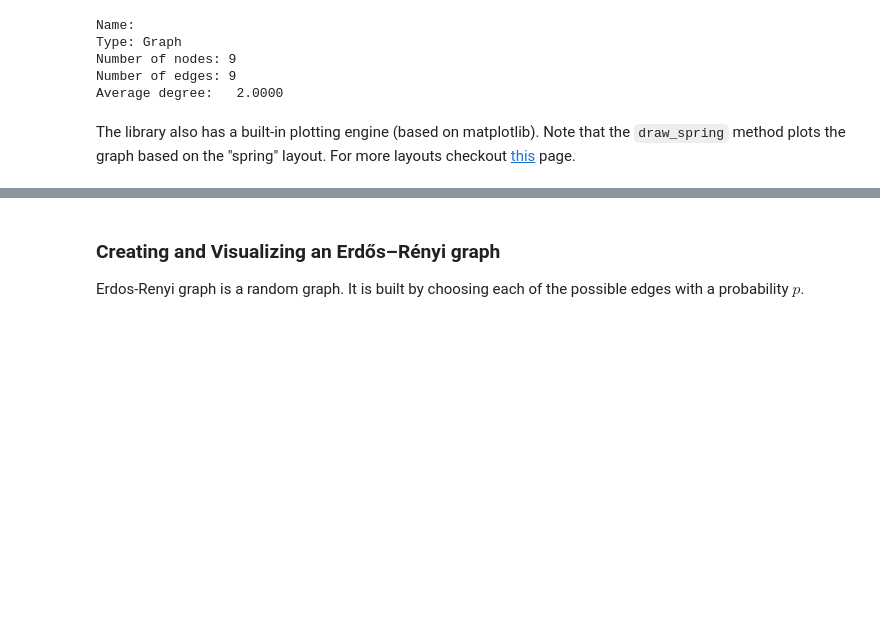
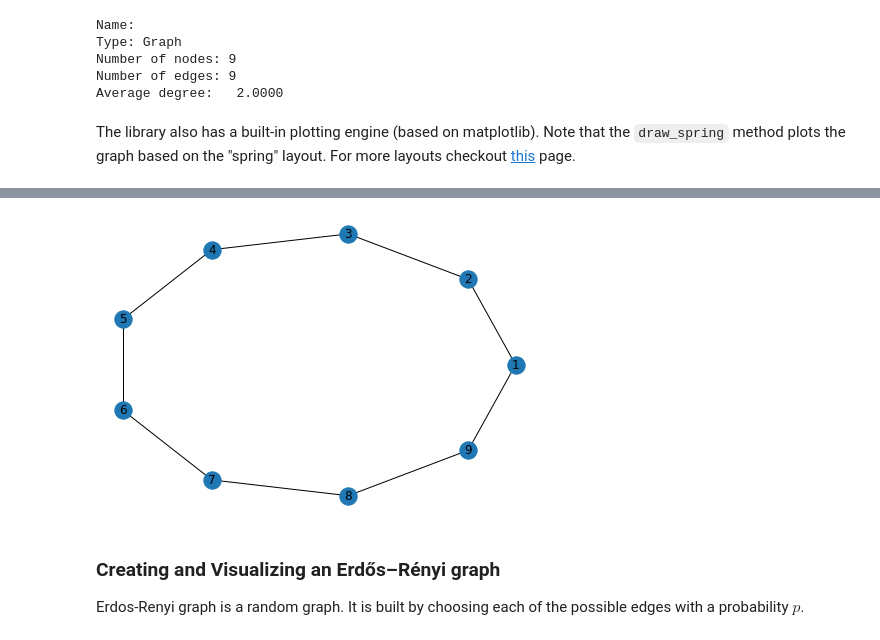
Before and after one commit to Rolex-Github/BigScaleAnalytics, a Jupyter notebook: week10/nx_tutorial.ipynb, the cells around one changed output, grey strips where cells are left out. Drawn from its saved outputs; the diff is of its cells as text; code cells hidden in the pictures; blank space fills up the shorter version.

```diff
--- a/week10/nx_tutorial.ipynb
+++ b/week10/nx_tutorial.ipynb
@@ -69,3 +73,7 @@ nx.draw_spring(G, with_labels=True,  alpha = 0.8)
+# %%
+nx.draw_circular(G, with_labels=True)
+# %% [output]
+[figure, added]
 # %%
 # Helper function for plotting the degree distribution of a Graph
 def plot_degree_distribution(G):
```
Also changed, not shown: parts of 30 cells of this notebook.
